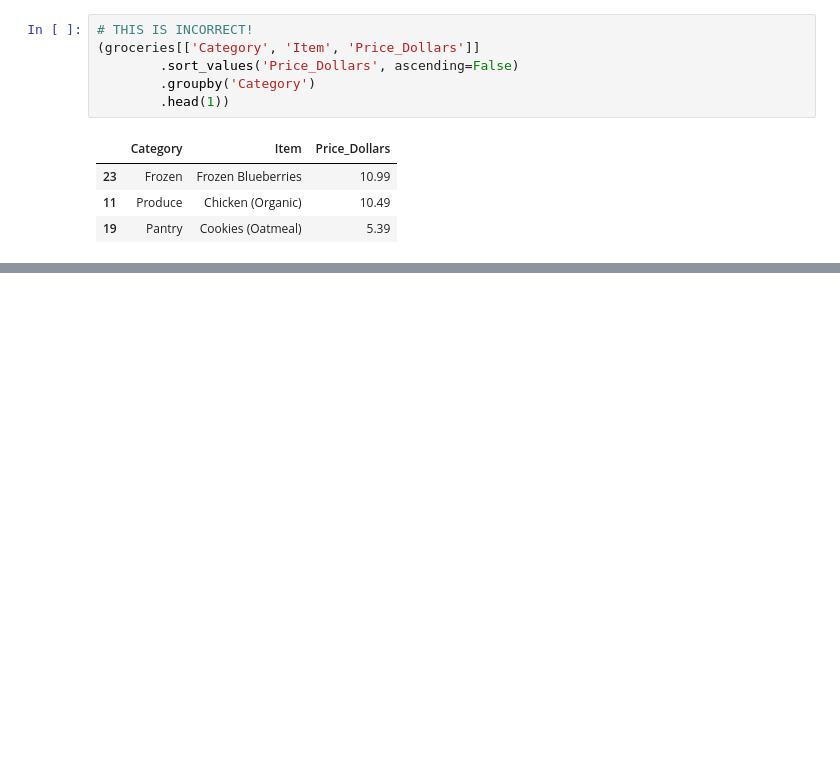
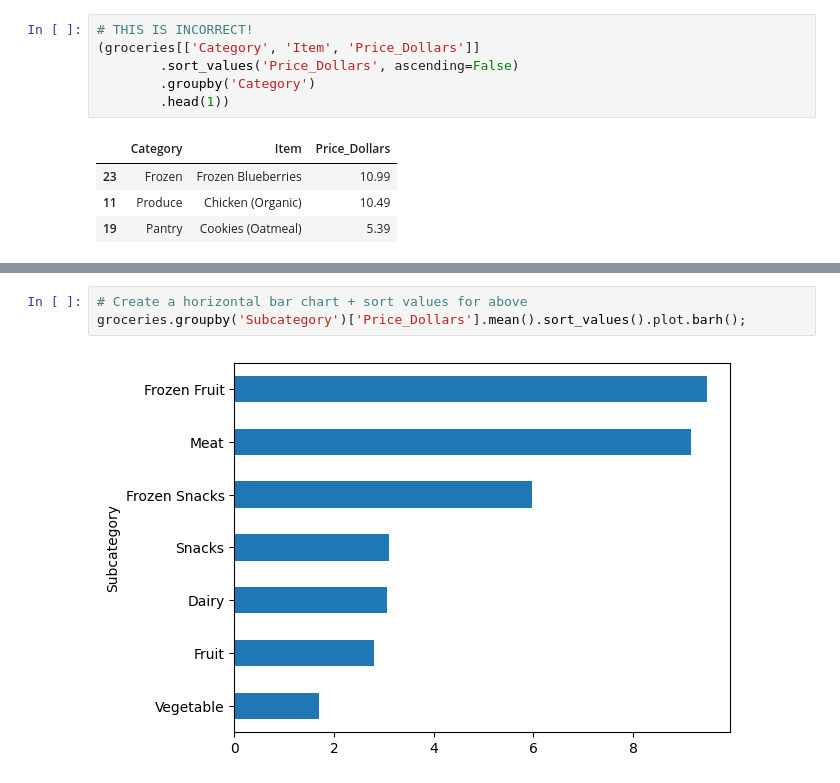
Before and after one commit to sairaawahid/Data-Science-in-Python-Data-Prep-EDA, a Jupyter notebook: Exploratory Data Analysis/Exploratory_data_analysis.ipynb, the cells around one changed output, grey strips where cells are left out. Cells and saved outputs as stored; diff of their text form; blank space fills up the shorter version.

```diff
--- a/Exploratory Data Analysis/Exploratory_data_analysis.ipynb
+++ b/Exploratory Data Analysis/Exploratory_data_analysis.ipynb
@@ -236,0 +246,5 @@ because .max() is being applied to 'Item' and 'Price_Dollars' separately
+# %%
+# Create a horizontal bar chart + sort values for above
+groceries.groupby('Subcategory')['Price_Dollars'].mean().sort_values().plot.barh();
+# %% [output]
+[figure, added]
```
Also changed, not shown: parts of 10 cells of this notebook.
